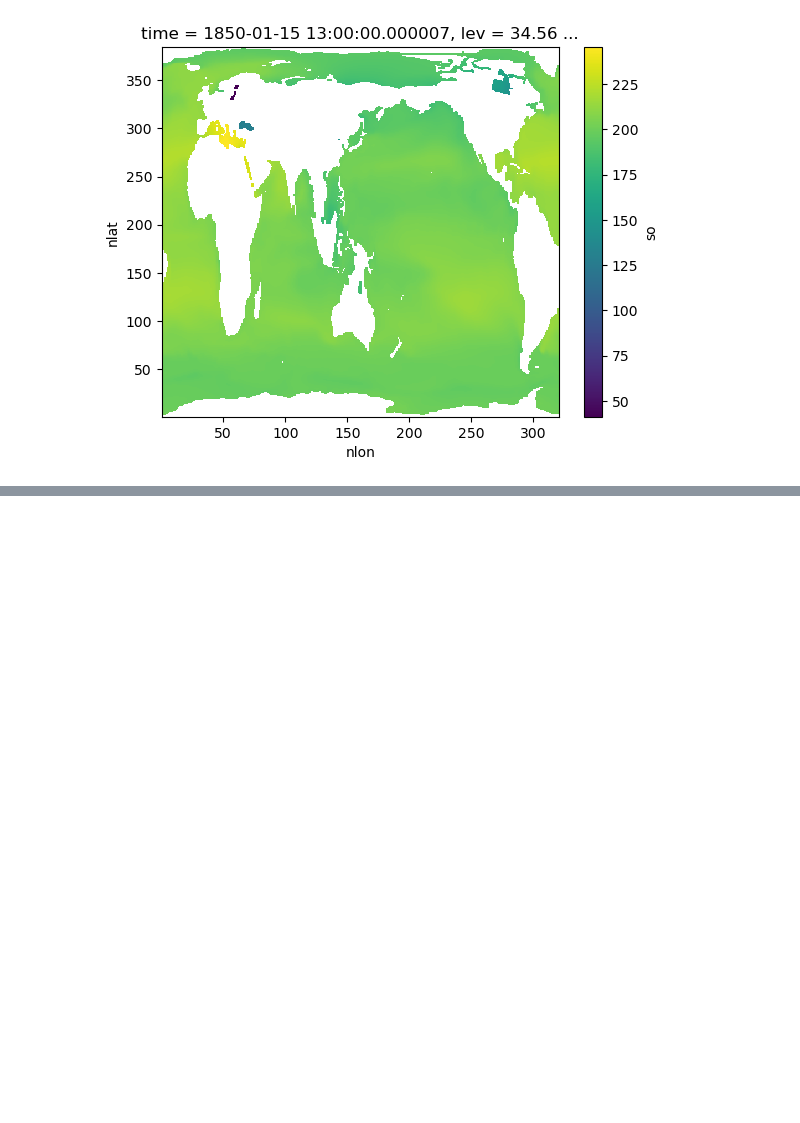
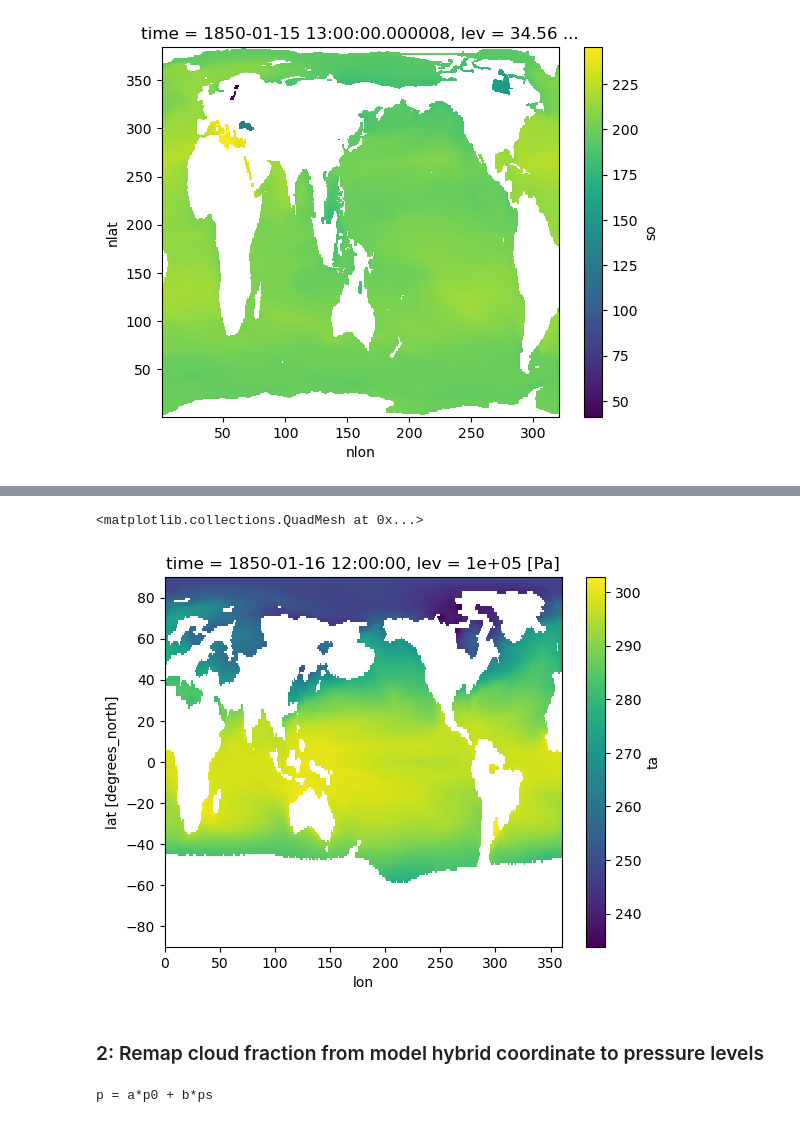
Before and after one commit to xCDAT/xcdat, a Jupyter notebook: docs/examples/regridding-vertical.ipynb, the cells around one changed output, grey strips where cells are left out. Drawn from its saved outputs; the diff is of its cells as text; code cells hidden in the pictures; blank space fills up the shorter version.

```diff
--- a/docs/examples/regridding-vertical.ipynb
+++ b/docs/examples/regridding-vertical.ipynb
@@ -138,0 +143,11 @@ output.so.isel(time=0).sel(lev=0, method="nearest").plot()
+# %%
+ds1= xcdat.open_dataset(url1, chunks={"time": 4} )
+# %%
+output_grid1 = xcdat.create_grid(lev=np.linspace(100000, 1, 13))
+# %%
+# TODO not needed
+ds1 = ds1.rename({'plev':'lev'})
+# %%
+# Remap from original pressure level to target pressure level using logarithmic interpolation
+# Note: output grids can be either acsending or decsending
+output1 = ds1.regridder.vertical("ta", output_grid1, method="log")
@@ -138,0 +156,7 @@ output.so.isel(time=0).sel(lev=0, method="nearest").plot()
+# %%
+output1.ta[0,0,:,:].plot()
+# %% [output]
+<matplotlib.collections.QuadMesh at 0x...>
+[figure, added]
+# %% [markdown]
+### 2: Remap cloud fraction from model hybrid coordinate to pressure levels
@@ -138,0 +166,5 @@ output.so.isel(time=0).sel(lev=0, method="nearest").plot()
+# %%
+# Find out formula to convert from hybrid model coordinate to pressure levels
+print(ds2.lev.formula)
+# %% [output]
+p = a*p0 + b*ps
```
Also changed, not shown: parts of 15 cells of this notebook, 1 other file.
